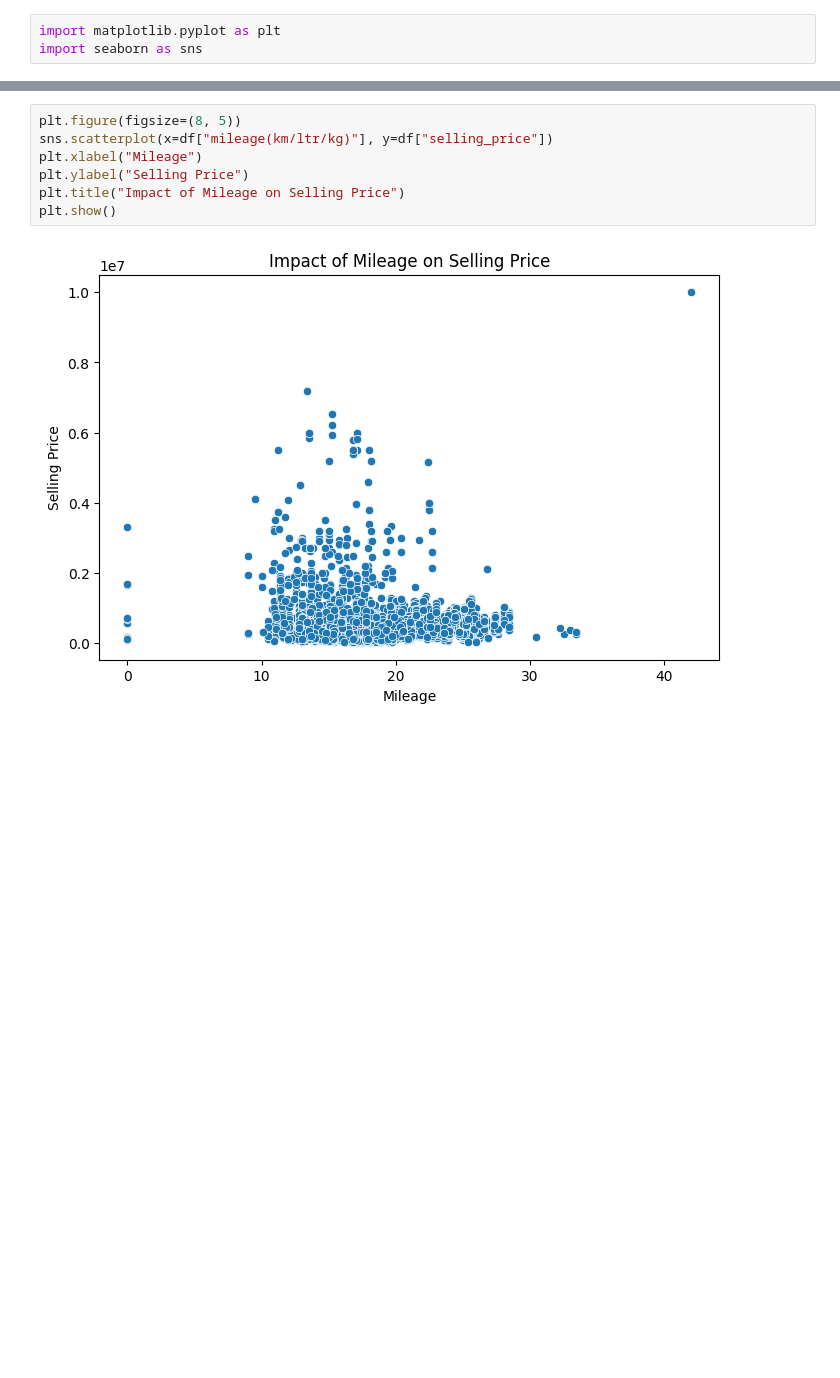
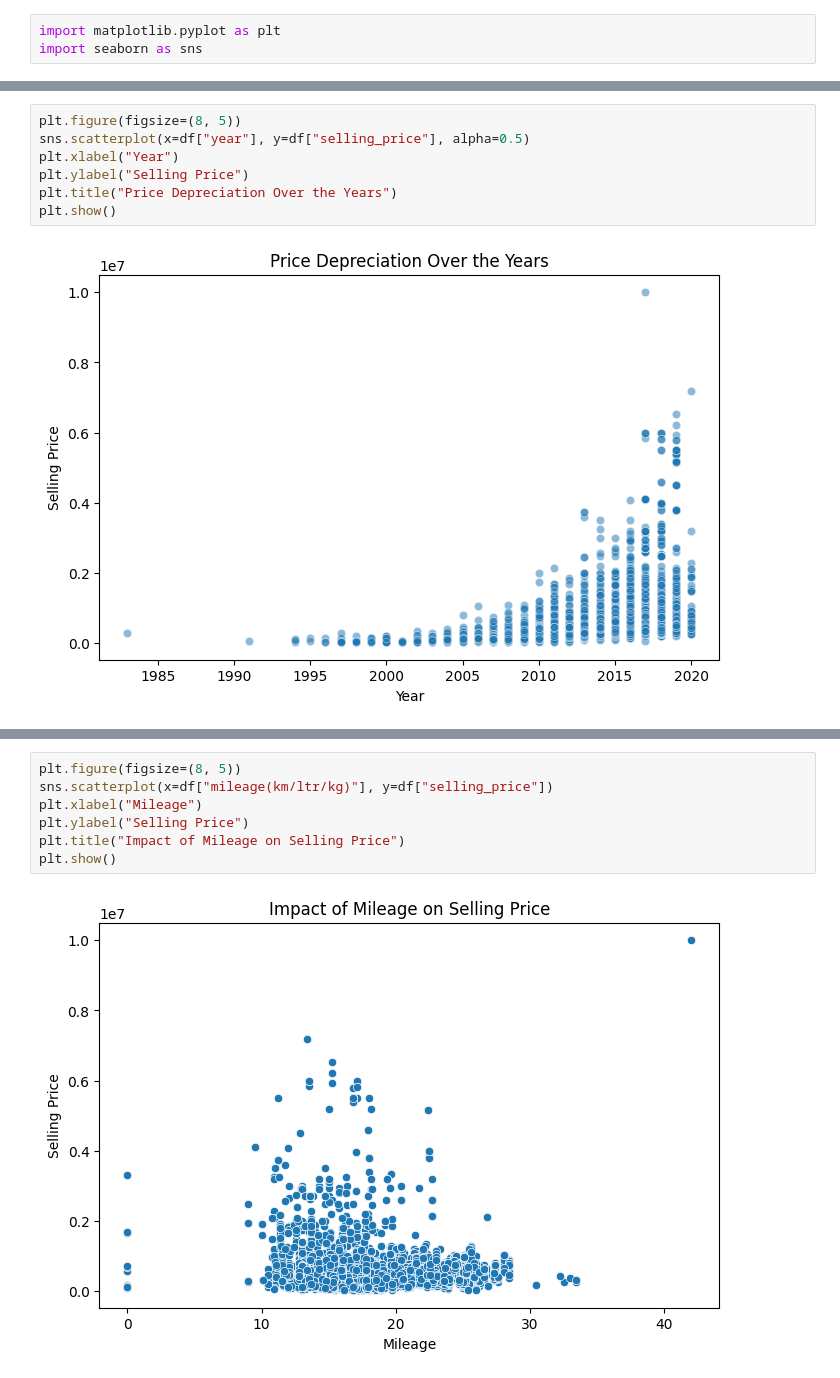
Before and after one commit to shakeraema/Dataset_Manipulation, a Jupyter notebook: Task_PDS.ipynb, the cells around one changed output, grey strips where cells are left out. Saved outputs shown, nothing was run; the diff lists cells and outputs as text; blank space fills up the shorter version.

```diff
--- a/Task_PDS.ipynb
+++ b/Task_PDS.ipynb
@@ -80,0 +92,9 @@ plt.show()
+# %%
+plt.figure(figsize=(8, 5))
+sns.scatterplot(x=df["year"], y=df["selling_price"], alpha=0.5)
+plt.xlabel("Year")
+plt.ylabel("Selling Price")
+plt.title("Price Depreciation Over the Years")
+plt.show()
+# %% [output]
+[figure, added]
```
Also changed, not shown: parts of 39 cells of this notebook.
